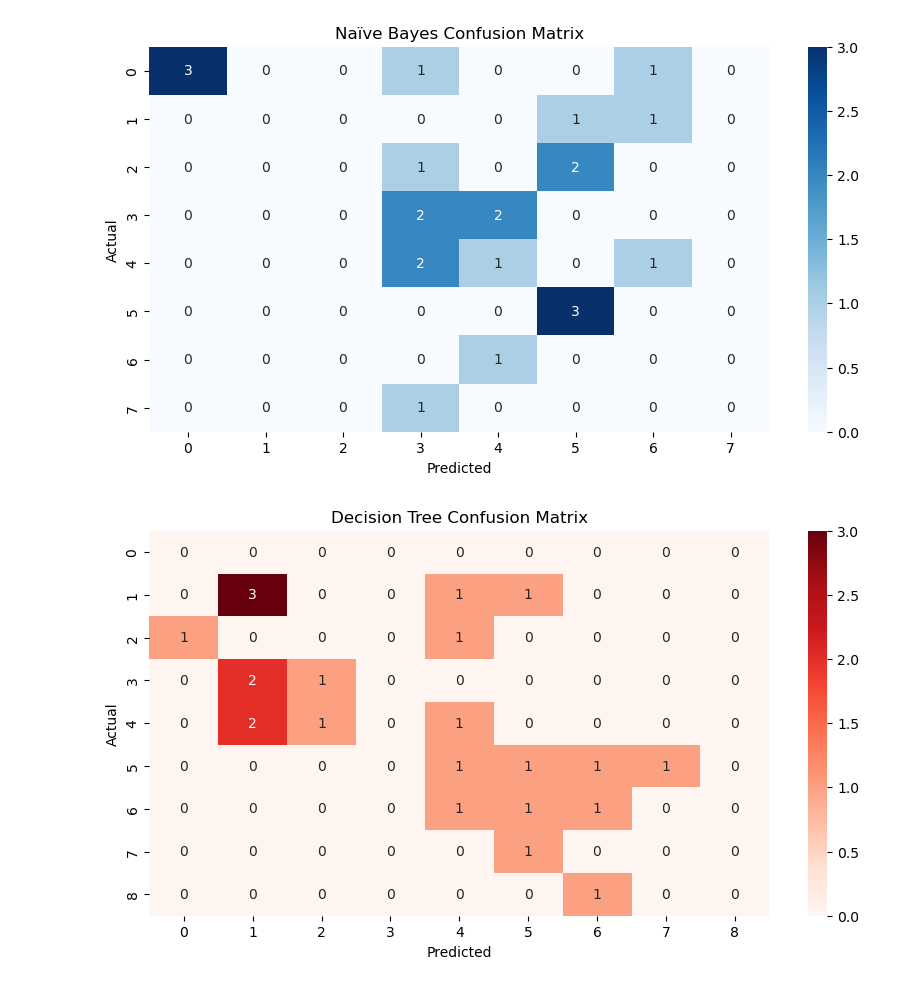
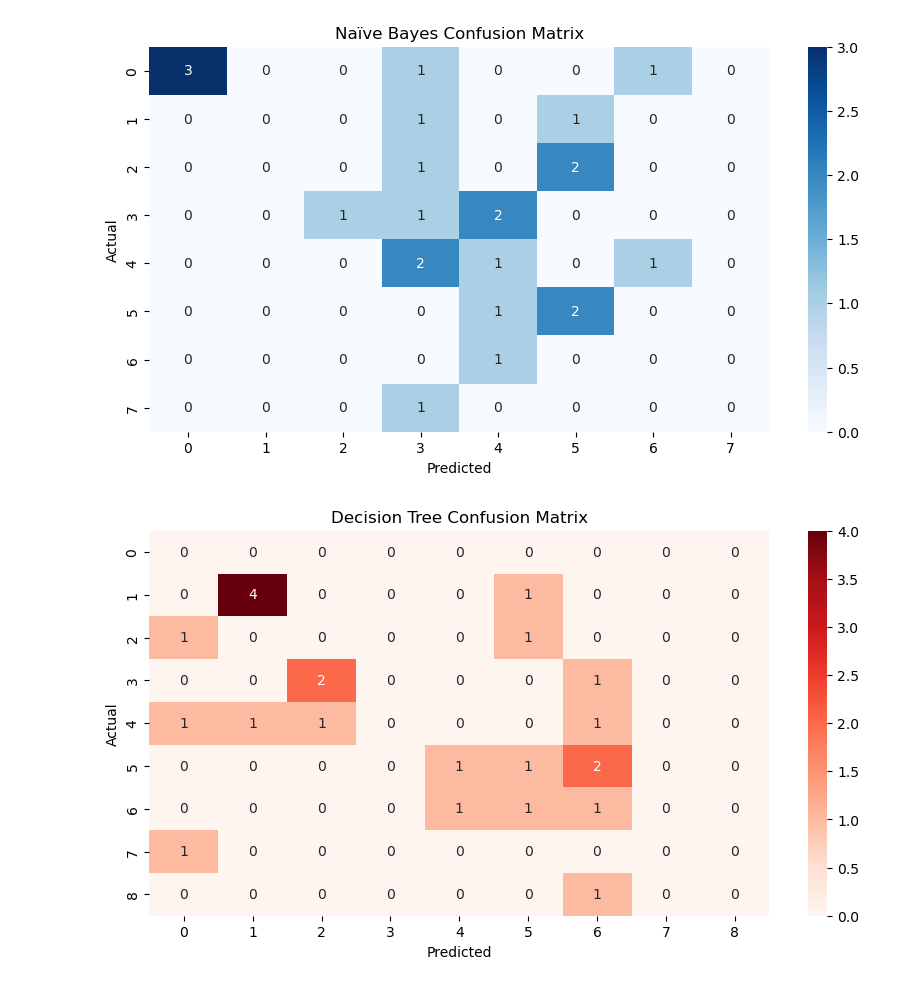
Before and after one commit to JoyBoy-00/Travel_City_prediction, a Jupyter notebook: py2.ipynb, the cells around one changed output. Cells and saved outputs as stored; diff of their text form; code cells hidden in the pictures.

```diff
--- a/py2.ipynb
+++ b/py2.ipynb
@@ -13,11 +13,9 @@ from sklearn.metrics import (accuracy_score, precision_score, recall_score,
                              f1_score, confusion_matrix)
 
 def preprocess_data(df):
-    descriptions = df["About the city (long Description)"].fillna("")
-    df["Rating"] = pd.to_numeric(df["Rating"], errors='coerce')
-    df["Rating"] = df["Rating"].fillna(df["Rating"].median())
+    df["Description"] = df["About the city (long Description)"].fillna("") + " " + df["Best Time to visit"].fillna("")
+    df["Rating"] = pd.to_numeric(df["Rating"], errors='coerce').fillna(df["Rating"].median())
 
-    # Define month mapping
     month_map = {
         "January": 1, "February": 2, "March": 3, "April": 4, "May": 5, "June": 6,
         "July": 7, "August": 8, "September": 9, "October": 10, "November": 11, "December": 12,
@@ -27,27 +25,26 @@ def preprocess_data(df):
 
     def extract_months(time_str):
         if pd.isna(time_str) or "throughout the year" in time_str.lower():
-            return list(range(1, 13))  # All 12 months
+            return list(range(1, 13))
 
         months = []
         words = time_str.split()
         for i, word in enumerate(words):
             if word in month_map:
-                if i + 1 < len(words) and words[i + 1] == "to":  # Range case
+                if i + 1 < len(words) and words[i + 1] == "to":
                     if i + 2 < len(words) and words[i + 2] in month_map:
                         start, end = month_map[word], month_map[words[i + 2]]
                         if start <= end:
                             months.extend(range(start, end + 1))
-                        else:  # Handle year wrapping (e.g., Oct to Mar -> [10,11,12,1,2,3])
+                        else:
                             months.extend(list(range(start, 13)) + list(range(1, end + 1)))
                 else:
-                    months.append(month_map[word])  # Single month case
-        return sorted(set(months))  # Remove duplicates & sort
+                    months.append(month_map[word])
+        return sorted(set(months))
 
     df["Best Months"] = df["Best Time to visit"].apply(extract_months)
 
-    return descriptions, df["Rating"], df
-
+    return df["Description"], df["Rating"], df
 
 def train_models(descriptions, ratings):
     label_encoder = LabelEncoder()
@@ -180,3 +177,3 @@ F1 Score: Naïve Bayes = 0.3567, Decision Tree = 0.2343
-[figure, old version]
+[figure, new version]
-[figure, old version]
+[figure, new version]
 Naïve Bayes Recommendations:
```
Also changed, not shown: parts of 1 cell of this notebook.
